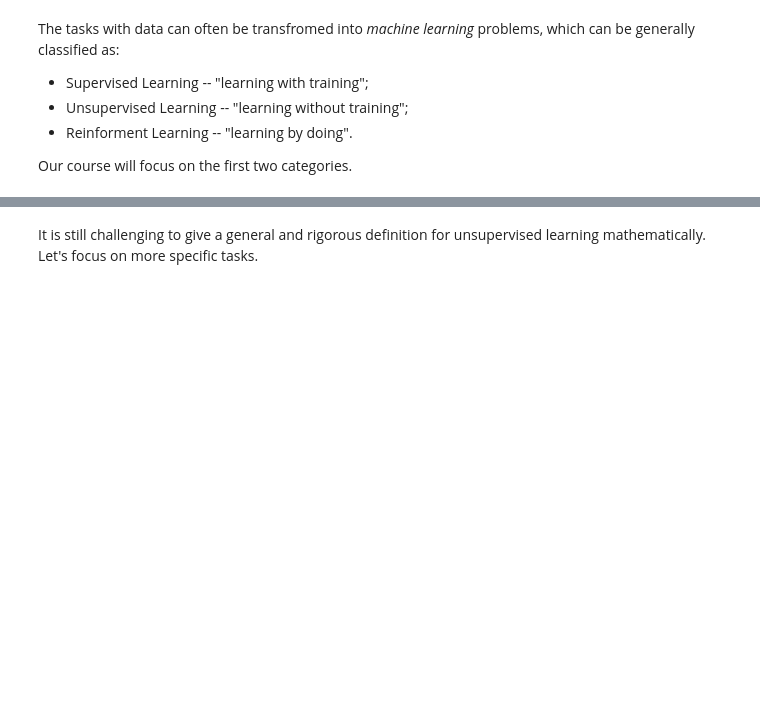
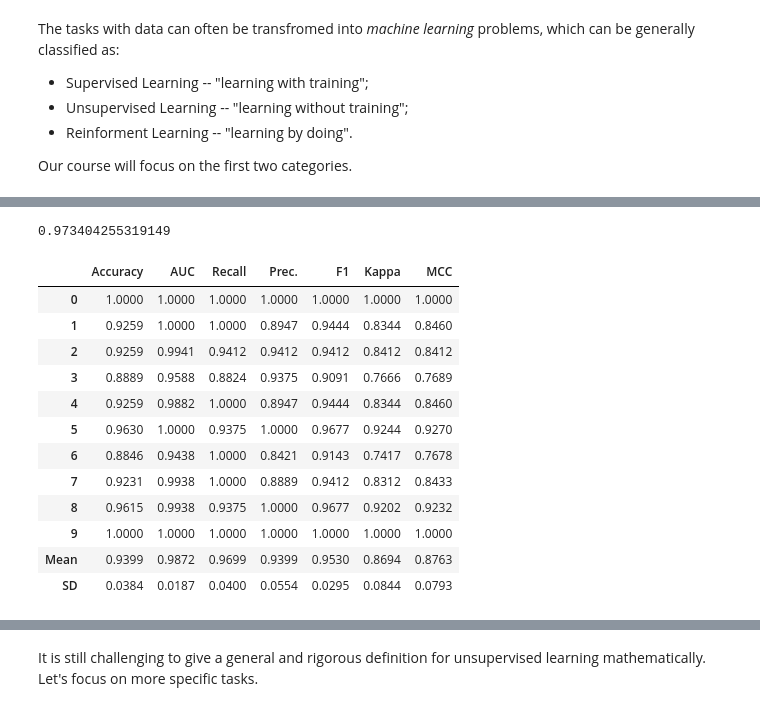
Before and after one commit to cliffzhou92/UCI_MATH_10, a Jupyter notebook: lecture/lec_1/lecture_1.ipynb, the cells around one changed output, grey strips where cells are left out. Cells and saved outputs as stored; diff of their text form; code cells hidden in the pictures; blank space fills up the shorter version.

```diff
--- a/lecture/lec_1/lecture_1.ipynb
+++ b/lecture/lec_1/lecture_1.ipynb
@@ -256,0 +380,22 @@ which can be tacked numeracally by optimzation methods (including the popular st
+# %%
+import numpy as np
+np.mean(predictions['Label'].to_numpy() == y_test.to_numpy()) # calculate the percentage of accurate prediction (accuracy)
+# %% [output]
+0.973404255319149
+# %%
+from pycaret.classification import create_model
+lr = create_model('lr') # what if we only want the logistic regression model?
+# %% [output]
+|  | Accuracy | AUC | Recall | Prec. | F1 | Kappa | MCC |
+| 0 | 1.0000 | 1.0000 | 1.0000 | 1.0000 | 1.0000 | 1.0000 | 1.0000 |
+| 1 | 0.9259 | 1.0000 | 1.0000 | 0.8947 | 0.9444 | 0.8344 | 0.8460 |
+| 2 | 0.9259 | 0.9941 | 0.9412 | 0.9412 | 0.9412 | 0.8412 | 0.8412 |
+| 3 | 0.8889 | 0.9588 | 0.8824 | 0.9375 | 0.9091 | 0.7666 | 0.7689 |
+| 4 | 0.9259 | 0.9882 | 1.0000 | 0.8947 | 0.9444 | 0.8344 | 0.8460 |
+| 5 | 0.9630 | 1.0000 | 0.9375 | 1.0000 | 0.9677 | 0.9244 | 0.9270 |
+| 6 | 0.8846 | 0.9438 | 1.0000 | 0.8421 | 0.9143 | 0.7417 | 0.7678 |
+| 7 | 0.9231 | 0.9938 | 1.0000 | 0.8889 | 0.9412 | 0.8312 | 0.8433 |
+| 8 | 0.9615 | 0.9938 | 0.9375 | 1.0000 | 0.9677 | 0.9202 | 0.9232 |
+| 9 | 1.0000 | 1.0000 | 1.0000 | 1.0000 | 1.0000 | 1.0000 | 1.0000 |
+| Mean | 0.9399 | 0.9872 | 0.9699 | 0.9399 | 0.9530 | 0.8694 | 0.8763 |
+| SD | 0.0384 | 0.0187 | 0.0400 | 0.0554 | 0.0295 | 0.0844 | 0.0793 |
```
Also changed, not shown: parts of 48 cells of this notebook, 1 other file.
